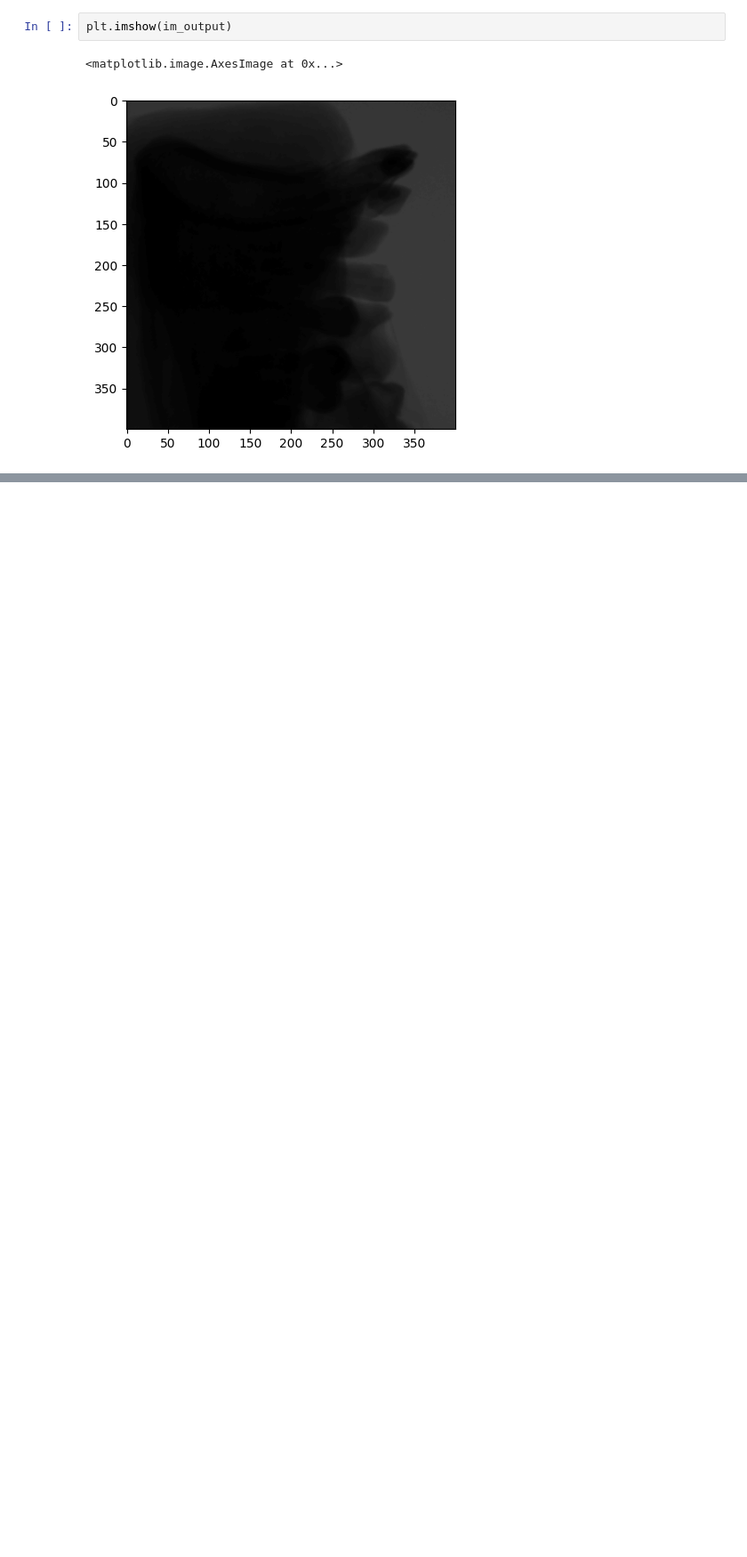
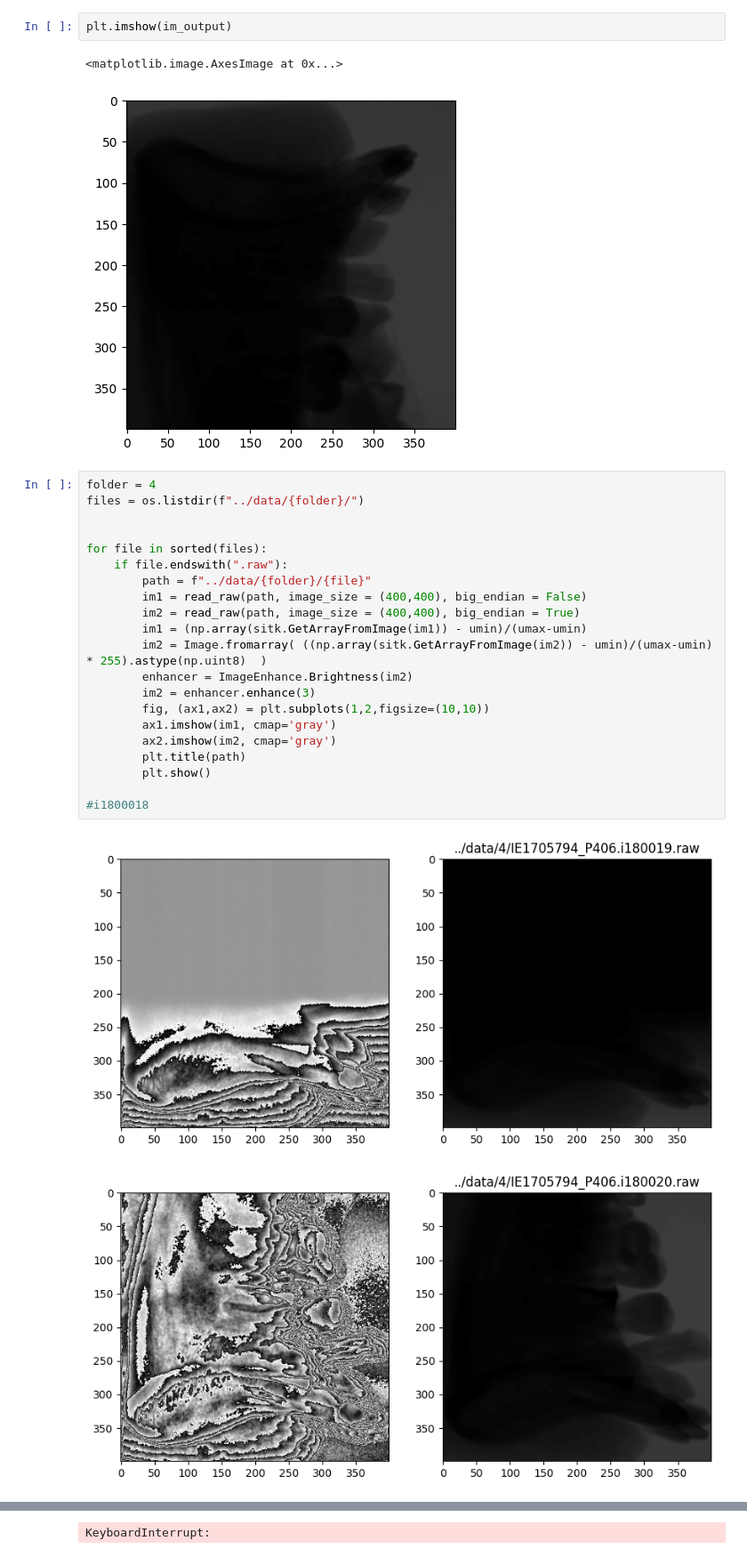
Before and after one commit to FilLTP89/artefacts, a Jupyter notebook: playground/try_SimpleITK.ipynb, the cells around one changed output, grey strips where cells are left out. Shown at 89% size. Saved outputs shown, nothing was run; the diff lists cells and outputs as text; blank space fills up the shorter version.

```diff
--- a/playground/try_SimpleITK.ipynb
+++ b/playground/try_SimpleITK.ipynb
@@ -243,3 +236,27 @@ plt.imshow(im_output)
 # %% [output]
 <matplotlib.image.AxesImage at 0x...>
 [figure]
+# %%
+folder = 4
+files = os.listdir(f"../data/{folder}/")
+
+
+for file in sorted(files):
+    if file.endswith(".raw"):
+        path = f"../data/{folder}/{file}"
+        im1 = read_raw(path, image_size = (400,400), big_endian = False)
+        im2 = read_raw(path, image_size = (400,400), big_endian = True)
+        im1 = (np.array(sitk.GetArrayFromImage(im1)) - umin)/(umax-umin)
+        im2 = Image.fromarray( ((np.array(sitk.GetArrayFromImage(im2)) - umin)/(umax-umin) * 255).astype(np.uint8)  )
+        enhancer = ImageEnhance.Brightness(im2)
+        im2 = enhancer.enhance(3)
+        fig, (ax1,ax2) = plt.subplots(1,2,figsize=(10,10))
+        ax1.imshow(im1, cmap='gray')
+        ax2.imshow(im2, cmap='gray')
+        plt.title(path)
+        plt.show()
+
+#i1800018
+# %% [output]
+[figure, added]
+[figure, added]
@@ -245,0 +269 @@ plt.imshow(im_output)
+KeyboardInterrupt:
```
Also changed, not shown: parts of 5 cells of this notebook, 47 other files.
